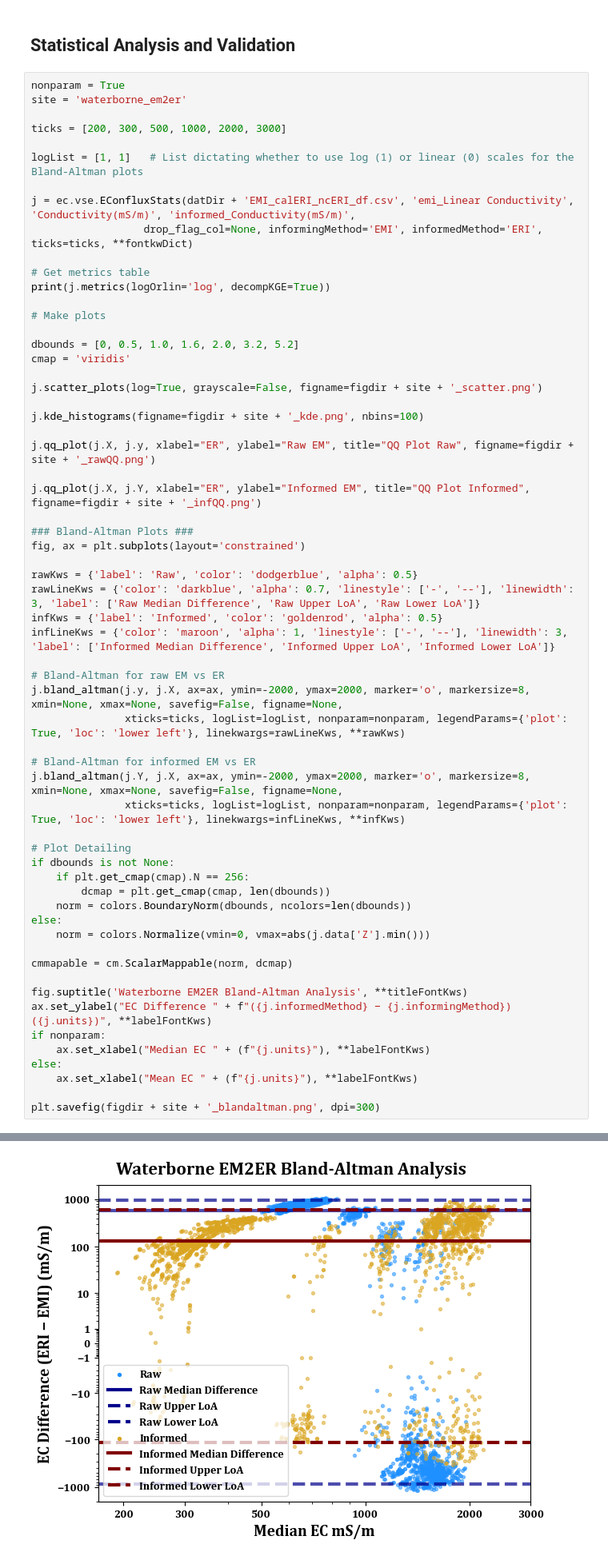
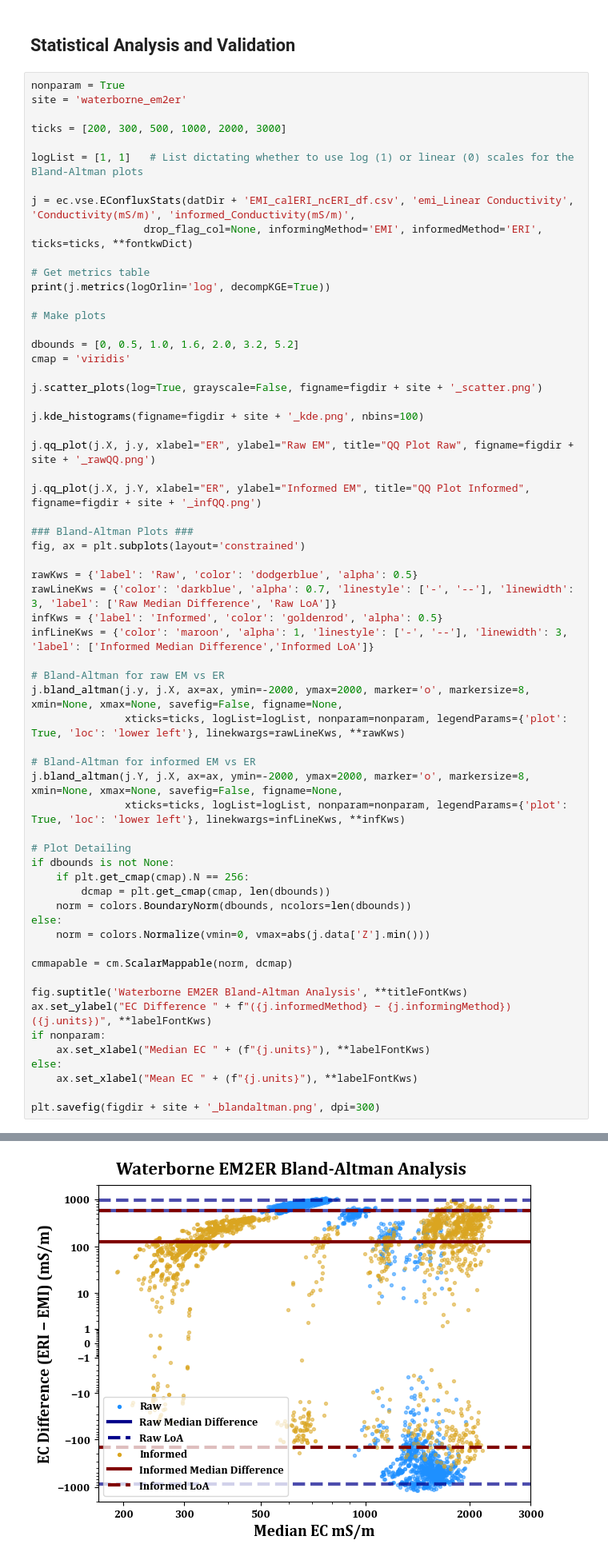
Before and after one commit to c-terra/EConflux, a Jupyter notebook: examples/waterborne_em2er/Inversion Workflow Notebooks/SDwERI_2D.ipynb, the cells around one changed output, grey strips where cells are left out. Shown at 80% size. Cells and saved outputs as stored; diff of their text form.

```diff
--- a/examples/waterborne_em2er/Inversion Workflow Notebooks/SDwERI_2D.ipynb
+++ b/examples/waterborne_em2er/Inversion Workflow Notebooks/SDwERI_2D.ipynb
@@ -1015,9 +1048,9 @@ j.qq_plot(j.X, j.Y, xlabel="ER", ylabel="Informed EM", title="QQ Plot Informed",
 fig, ax = plt.subplots(layout='constrained')
 
 rawKws = {'label': 'Raw', 'color': 'dodgerblue', 'alpha': 0.5}
-rawLineKws = {'color': 'darkblue', 'alpha': 0.7, 'linestyle': ['-', '--'], 'linewidth': 3, 'label': ['Raw Median Difference', 'Raw Upper LoA', 'Raw Lower LoA']}
+rawLineKws = {'color': 'darkblue', 'alpha': 0.7, 'linestyle': ['-', '--'], 'linewidth': 3, 'label': ['Raw Median Difference', 'Raw LoA']}
 infKws = {'label': 'Informed', 'color': 'goldenrod', 'alpha': 0.5}
-infLineKws = {'color': 'maroon', 'alpha': 1, 'linestyle': ['-', '--'], 'linewidth': 3, 'label': ['Informed Median Difference', 'Informed Upper LoA', 'Informed Lower LoA']}
+infLineKws = {'color': 'maroon', 'alpha': 1, 'linestyle': ['-', '--'], 'linewidth': 3, 'label': ['Informed Median Difference','Informed LoA']}
 
 # Bland-Altman for raw EM vs ER
 j.bland_altman(j.y, j.X, ax=ax, ymin=-2000, ymax=2000, marker='o', markersize=8, xmin=None, xmax=None, savefig=False, figname=None,
@@ -1075,4 +1108,4 @@ Lower Limit of Agreement: -118.891 mS/m
-[figure, old version]
+[figure, new version]
 # %%
 gwfpath = r"C:\Users\Chris\Documents\GitHub\EConflux\examples\waterborne_em2er\Electrode mapping from Boat GPS\mapped_1bSpC_points.csv"
 gwDat = pd.read_csv(gwfpath)
```
Also changed, not shown: parts of 9 cells of this notebook, 49 other files.
